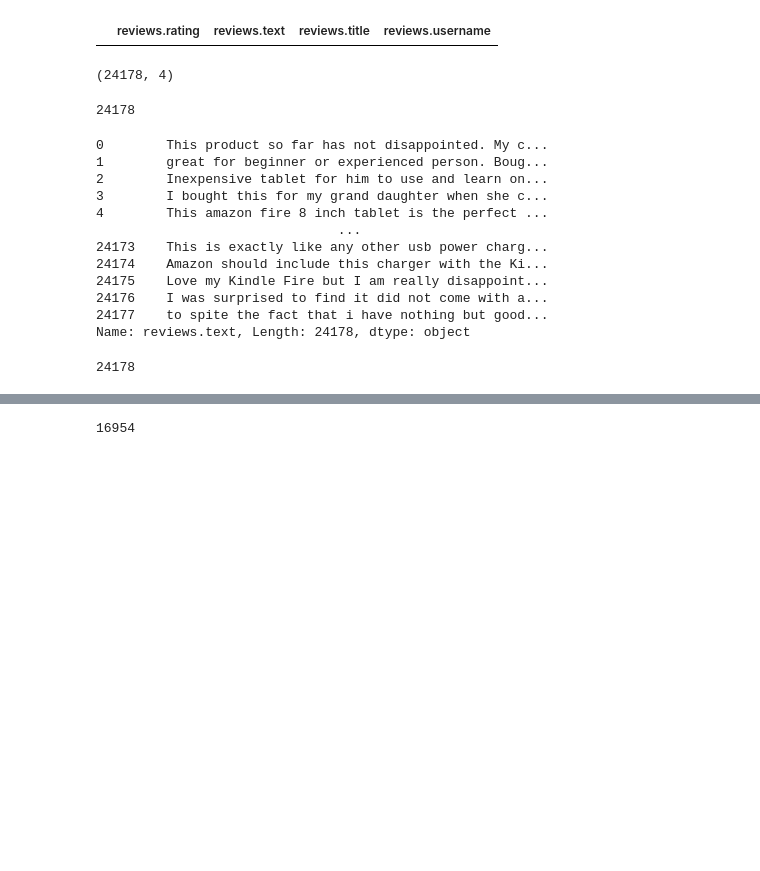
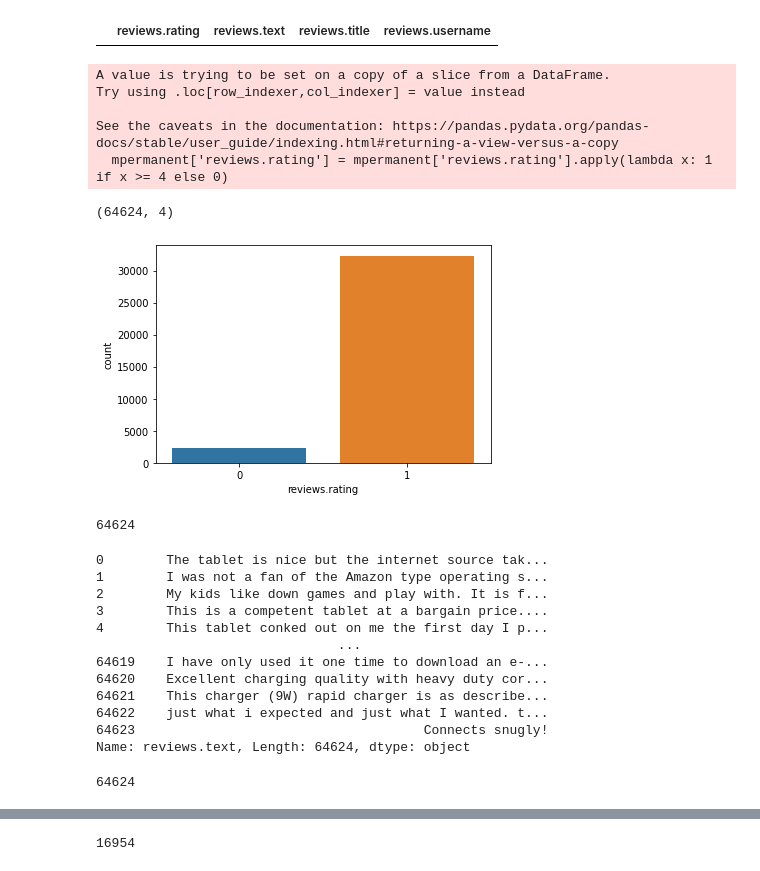
Before and after one commit to gg-dev-05/sentimentAnalysis, a Jupyter notebook: sentiment-analysis-on-amazon-product-rnn-97-acc.ipynb, the cells around one changed output, grey strips where cells are left out. Saved outputs shown, nothing was run; the diff lists cells and outputs as text; code cells hidden in the pictures; blank space fills up the shorter version.

```diff
--- a/sentiment-analysis-on-amazon-product-rnn-97-acc.ipynb
+++ b/sentiment-analysis-on-amazon-product-rnn-97-acc.ipynb
@@ -87,11 +88,34 @@ check =  mpermanent[mpermanent["reviews.text"].isnull()]
 check.head()
 # %% [output]
 |  | reviews.rating | reviews.text | reviews.title | reviews.username |
-# %%
-actualrating = mpermanent[(mpermanent['reviews.rating'] == 1) | (mpermanent['reviews.rating'] == 5)]
-actualrating.shape
-# %% [output]
-(24178, 4)
+# %%
+import seaborn as sns
+from sklearn.utils import resample
+
+mpermanent['reviews.rating'] = mpermanent['reviews.rating'].apply(lambda x: 1 if x >= 4 else 0)
+
+
+sns.countplot(mpermanent['reviews.rating'])
+#create two different dataframe of majority and minority class
+df_majority = mpermanent[(mpermanent['reviews.rating'] == 1)]
+df_minority = mpermanent[(mpermanent['reviews.rating'] == 0)]
+df_minority_upsampled = resample(
+    df_minority,
+    replace=True,  # sample with replacement
+    n_samples=32315,  # to match majority class
+    random_state=42)  # reproducible results
+# Combine majority class with upsampled minority class
+df_upsampled = pd.concat([df_minority_upsampled, df_majority])
+actualrating = df_upsampled
+actualrating.shape
+# %% [output]
+A value is trying to be set on a copy of a slice from a DataFrame.
+Try using .loc[row_indexer,col_indexer] = value instead
+
+See the caveats in the documentation: https://pandas.pydata.org/pandas-docs/stable/user_guide/indexing.html#returning-a-view-versus-a-copy
+  mpermanent['reviews.rating'] = mpermanent['reviews.rating'].apply(lambda x: 1 if x >= 4 else 0)
+(64624, 4)
+[figure, added]
 # %%
 y = actualrating['reviews.rating']
 x = actualrating['reviews.text'].reset_index()
@@ -100,25 +124,25 @@ x = actualrating['reviews.text'].reset_index()
 len(y)
 # len(X)
 # %% [output]
-24178
+64624
 # %%
 X = x['reviews.text']
 print(X)
 # %% [output]
-0        This product so far has not disappointed. My c...
-1        great for beginner or experienced person. Boug...
-2        Inexpensive tablet for him to use and learn on...
-3        I bought this for my grand daughter when she c...
-4        This amazon fire 8 inch tablet is the perfect ...
+0        The tablet is nice but the internet source tak...
+1        I was not a fan of the Amazon type operating s...
+2        My kids like down games and play with. It is f...
+3        This is a competent tablet at a bargain price....
+4        This tablet conked out on me the first day I p...
                                ...
-24173    This is exactly like any other usb power charg...
-24174    Amazon should include this charger with the Ki...
-24175    Love my Kindle Fire but I am really disappoint...
-24176    I was surprised to find it did not come with a...
-24177    to spite the fact that i have nothing but good...
-Name: reviews.text, Length: 24178, dtype: object
+64619    I have only used it one time to download an e-...
+64620    Excellent charging quality with heavy duty cor...
+64621    This charger (9W) rapid charger is as describe...
+64622    just what i expected and just what I wanted. t...
+64623                                     Connects snugly!
+Name: reviews.text, Length: 64624, dtype: object
 # %%
 print(len(X))
 # %% [output]
-24178
+64624
 # %%
```
Also changed, not shown: parts of 50 cells of this notebook.
